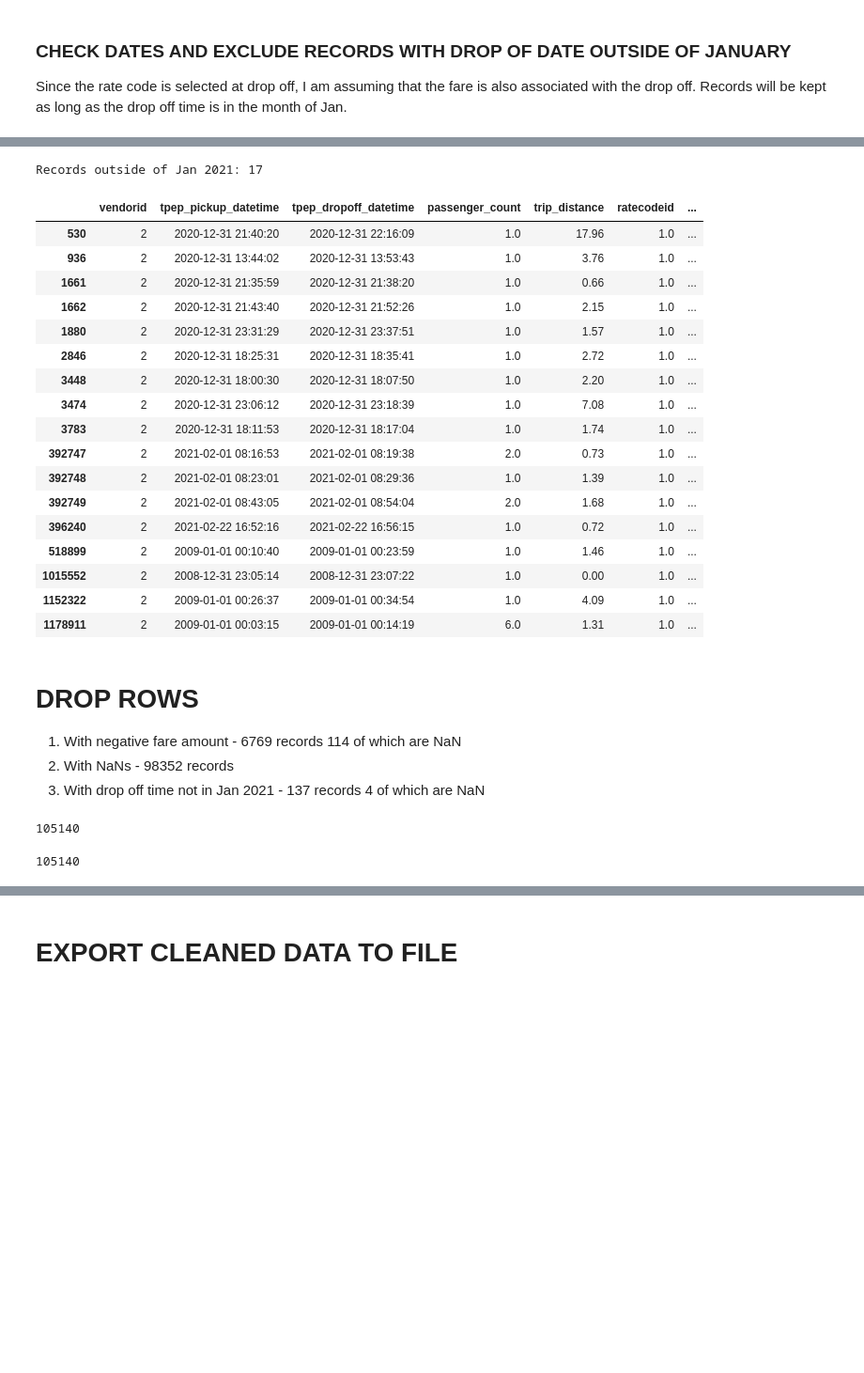
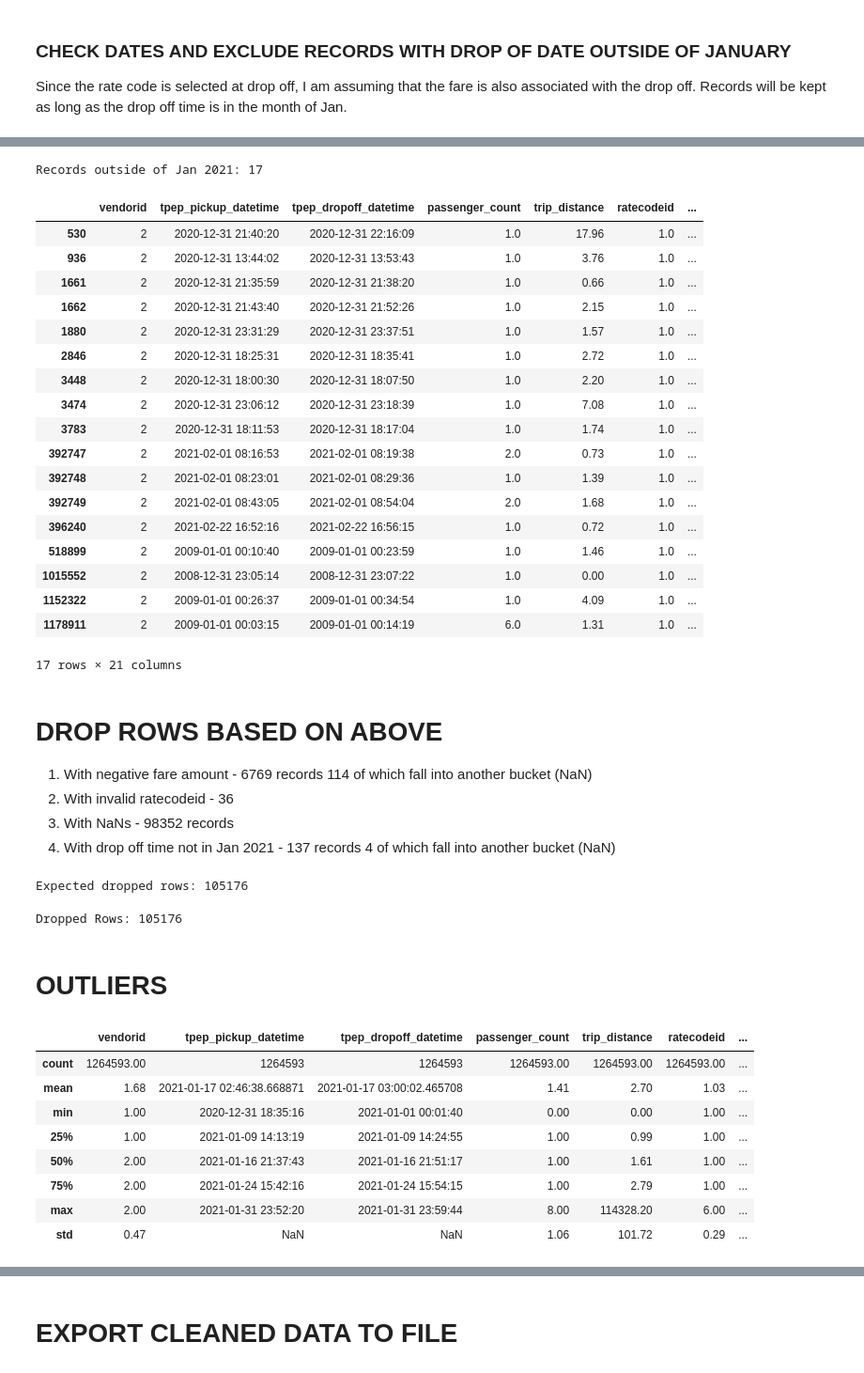
Before and after one commit to inner-outer-space/de-zoomcamp-2024, a Jupyter notebook: week_1_basics_n_setup/docker_sql/data-clean.ipynb, the cells around one changed output, grey strips where cells are left out. Shown at 94% size. Drawn from its saved outputs; the diff is of its cells as text; code cells hidden in the pictures; blank space fills up the shorter version.

```diff
--- a/week_1_basics_n_setup/docker_sql/data-clean.ipynb
+++ b/week_1_basics_n_setup/docker_sql/data-clean.ipynb
@@ -174,0 +185,9 @@ airport_fee:
+# %%
+# ADD DURATION IN MINUTES COLUMN
+taxi_df['duration_minute'] = (
+    (taxi_df['tpep_dropoff_datetime'] - taxi_df['tpep_pickup_datetime'])
+    .apply(lambda x: round(x.total_seconds() / 60))
+    .astype(int)
+)
+
+taxi_df.head()
@@ -174,0 +226,19 @@ airport_fee:
+# %%
+# CHECK IF THE AMOUNTS ADD UP
+
+money_cols = ['payment_type', 'fare_amount', 'extra', 'mta_tax', 'tip_amount', 'tolls_amount', 'improvement_surcharge', 'congestion_surcharge', 'total_amount', 'math_check']
+
+taxi_df['math_check'] = (
+    taxi_df['total_amount'] -
+    taxi_df['extra'] -
+    taxi_df['mta_tax'] -
+    taxi_df['tip_amount'] -
+    taxi_df['tolls_amount'] -
+    taxi_df['improvement_surcharge'] -
+    taxi_df['congestion_surcharge'] -
+    taxi_df['fare_amount']
+).round(2)
+
+
+math_check_df = taxi_df[taxi_df['math_check'] != 0]
+print(math_check_df.shape[0])
@@ -460,10 +557,10 @@ for col in filtered_do_df.columns:
 min_date = datetime(2021, 1, 1)
 max_date = datetime(2021, 2, 1)
 # Filter for dates less than the certain date
-filtered_dopu_df = taxi_df[((taxi_df['tpep_pickup_datetime'] < min_date) & (taxi_df['tpep_dropoff_datetime'] < min_date))
+filtered_dopu_taxi_df_clean = taxi_df[((taxi_df['tpep_pickup_datetime'] < min_date) & (taxi_df['tpep_dropoff_datetime'] < min_date))
                       | ((taxi_df['tpep_pickup_datetime'] > max_date) & (taxi_df['tpep_dropoff_datetime'] > max_date))]
-print(f"Records outside of Jan 2021: {filtered_dopu_df.shape[0]} ")
-filtered_dopu_df.head(20)
+print(f"Records outside of Jan 2021: {filtered_dopu_taxi_df_clean.shape[0]} ")
+filtered_dopu_taxi_df_clean.head(20)
 # %% [output]
 Records outside of Jan 2021: 17
 |  | vendorid | tpep_pickup_datetime | tpep_dropoff_datetime | passenger_count | trip_distance | ratecodeid | ... |
@@ -484,21 +581,39 @@ Records outside of Jan 2021: 17
 | 1015552 | 2 | 2008-12-31 23:05:14 | 2008-12-31 23:07:22 | 1.0 | 0.00 | 1.0 | ... |
 | 1152322 | 2 | 2009-01-01 00:26:37 | 2009-01-01 00:34:54 | 1.0 | 4.09 | 1.0 | ... |
 | 1178911 | 2 | 2009-01-01 00:03:15 | 2009-01-01 00:14:19 | 6.0 | 1.31 | 1.0 | ... |
+17 rows × 21 columns
 # %% [markdown]
-# DROP ROWS
-1. With negative fare amount - 6769 records 114 of which are NaN
-2. With NaNs - 98352 records
-3. With drop off time not in Jan 2021 - 137 records 4 of which are NaN
+# DROP ROWS BASED ON ABOVE
+1. With negative fare amount - 6769 records 114 of which fall into another bucket (NaN)
+2. With invalid ratecodeid - 36
+3. With NaNs - 98352 records
+4. With drop off time not in Jan 2021 - 137 records 4 of which fall into another bucket (NaN)
 # %%
 # EXPECTED ROWS TO DROP
-print(98352 + 6769 - 114 + 137 - 4)
+print(f'Expected dropped rows: {6769 - 114 + 36 + 98352 + 137 - 4}')
 # %% [output]
-105140
+Expected dropped rows: 105176
 # %%
-taxi_df_clean = taxi_df[taxi_df['fare_amount'] >= 0]
-taxi_df_clean = taxi_df_clean[(taxi_df_clean['tpep_dropoff_datetime'] >= min_date) & (taxi_df_clean['tpep_dropoff_datetime'] < max_date)]
-taxi_df_clean = taxi_df_clean.dropna()
-
-print(1369769- taxi_df_clean.shape[0])
+taxi_df_clean = (
+    taxi_df[taxi_df['fare_amount'] >= 0]
+    .query('ratecodeid != 99')
+    .query('@min_date <= tpep_dropoff_datetime < @max_date')
+    .dropna()
+)
+print(f'Dropped Rows: {1369769 - taxi_df_clean.shape[0]}')
 # %% [output]
-105140
+Dropped Rows: 105176
+# %% [markdown]
+# OUTLIERS
+# %%
+taxi_df_clean.describe().round(2)
+# %% [output]
+|  | vendorid | tpep_pickup_datetime | tpep_dropoff_datetime | passenger_count | trip_distance | ratecodeid | ... |
+| count | 1264593.00 | 1264593 | 1264593 | 1264593.00 | 1264593.00 | 1264593.00 | ... |
+| mean | 1.68 | 2021-01-17 02:46:38.668871 | 2021-01-17 03:00:02.465708 | 1.41 | 2.70 | 1.03 | ... |
+| min | 1.00 | 2020-12-31 18:35:16 | 2021-01-01 00:01:40 | 0.00 | 0.00 | 1.00 | ... |
+| 25% | 1.00 | 2021-01-09 14:13:19 | 2021-01-09 14:24:55 | 1.00 | 0.99 | 1.00 | ... |
+| 50% | 2.00 | 2021-01-16 21:37:43 | 2021-01-16 21:51:17 | 1.00 | 1.61 | 1.00 | ... |
+| 75% | 2.00 | 2021-01-24 15:42:16 | 2021-01-24 15:54:15 | 1.00 | 2.79 | 1.00 | ... |
+| max | 2.00 | 2021-01-31 23:52:20 | 2021-01-31 23:59:44 | 8.00 | 114328.20 | 6.00 | ... |
+| std | 0.47 | NaN | NaN | 1.06 | 101.72 | 0.29 | ... |
```
Also changed, not shown: parts of 38 cells of this notebook, 2 other files.
